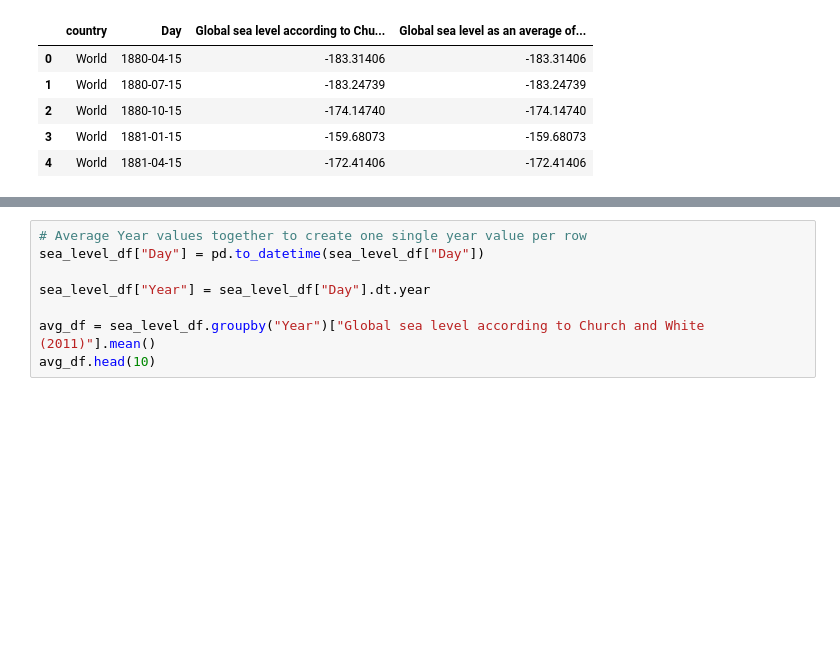
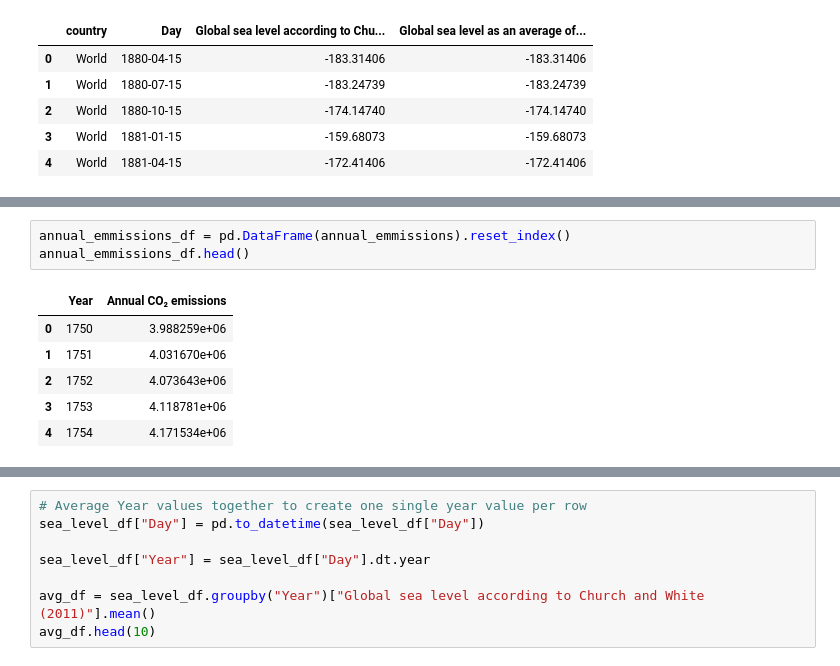
Before and after one commit to jacobklucher/Project-1-Climate-Change, a Jupyter notebook: Climate Change/Climate_Change.ipynb, the cells around one changed output, grey strips where cells are left out. Saved outputs shown, nothing was run; the diff lists cells and outputs as text; blank space fills up the shorter version.

```diff
--- a/Climate Change/Climate_Change.ipynb
+++ b/Climate Change/Climate_Change.ipynb
@@ -36,0 +61,10 @@ sea_level_df.head()
+# %%
+annual_emmissions_df = pd.DataFrame(annual_emmissions).reset_index()
+annual_emmissions_df.head()
+# %% [output]
+|  | Year | Annual CO₂ emissions |
+| 0 | 1750 | 3.988259e+06 |
+| 1 | 1751 | 4.031670e+06 |
+| 2 | 1752 | 4.073643e+06 |
+| 3 | 1753 | 4.118781e+06 |
+| 4 | 1754 | 4.171534e+06 |
```
Also changed, not shown: parts of 11 cells of this notebook, 1 other file.
